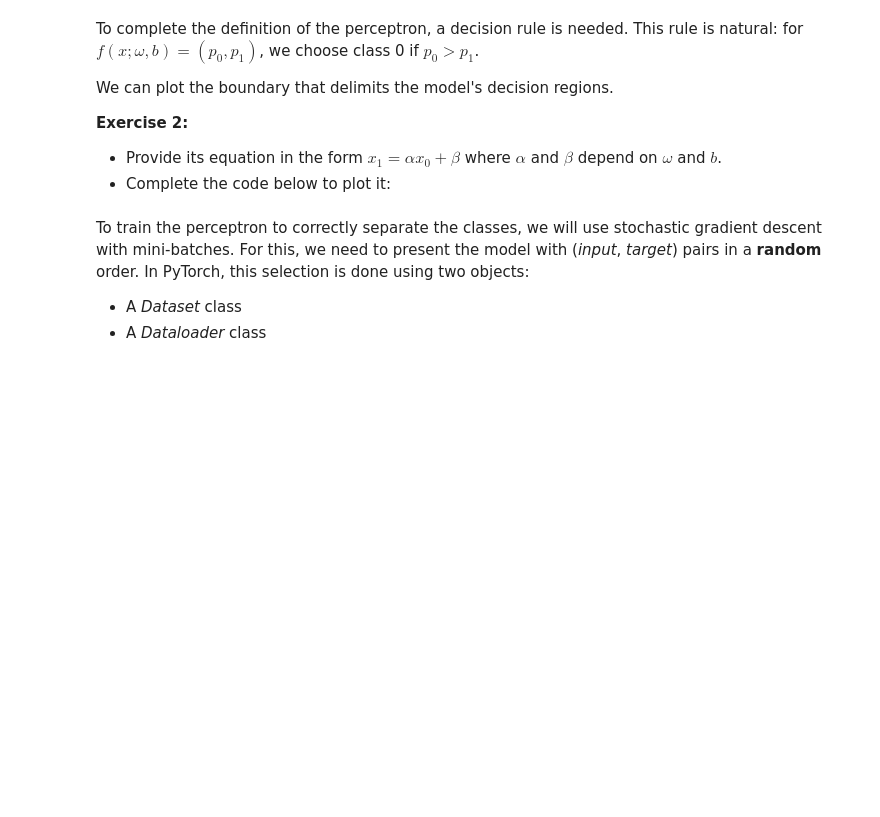
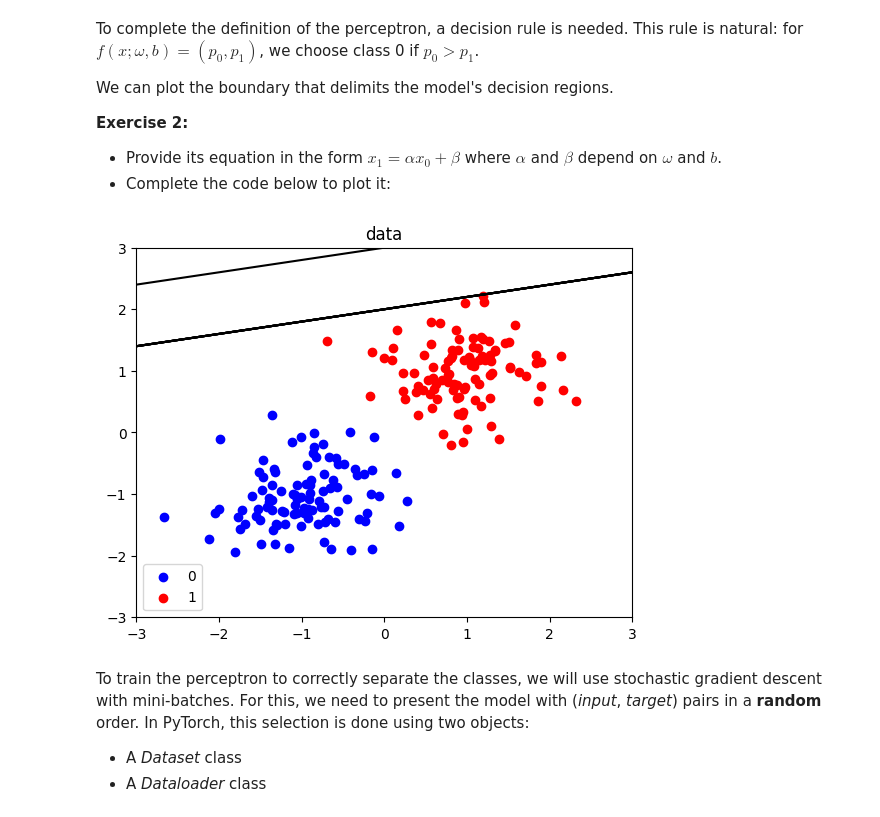
Before and after one commit to ohalilou/ml-student, a Jupyter notebook: TP1/TP1_part1.ipynb, the cells around one changed output. Cells and saved outputs as stored; diff of their text form; code cells hidden in the pictures; blank space fills up the shorter version.

```diff
--- a/TP1/TP1_part1.ipynb
+++ b/TP1/TP1_part1.ipynb
@@ -115,14 +138,15 @@ We can plot the boundary that delimits the model's decision regions.
 # %%
 def traceFrontiere(weights, bias, ax, interval=[-10, 10], color='black'):
     x0 = np.arange(interval[0], interval[1], 0.01)
-    # x1 = ...
+    x1 =(-weights[0]/weights[1])*x0+(-bias/weights[1])
     # YOUR CODE HERE
-    raise NotImplementedError()
     ax.plot(x0, x1, color=color)
 
 traceFrontiere(weights.numpy(), bias.numpy(), ax)
 
 fig
+# %% [output]
+[figure, added]
 # %% [markdown]
 To train the perceptron to correctly separate the classes, we will use stochastic gradient descent with mini-batches. For this, we need to present the model with (*input*, *target*) pairs in a **random** order. In PyTorch, this selection is done using two objects:
 - A *Dataset* class
```
Also changed, not shown: parts of 11 cells of this notebook.
